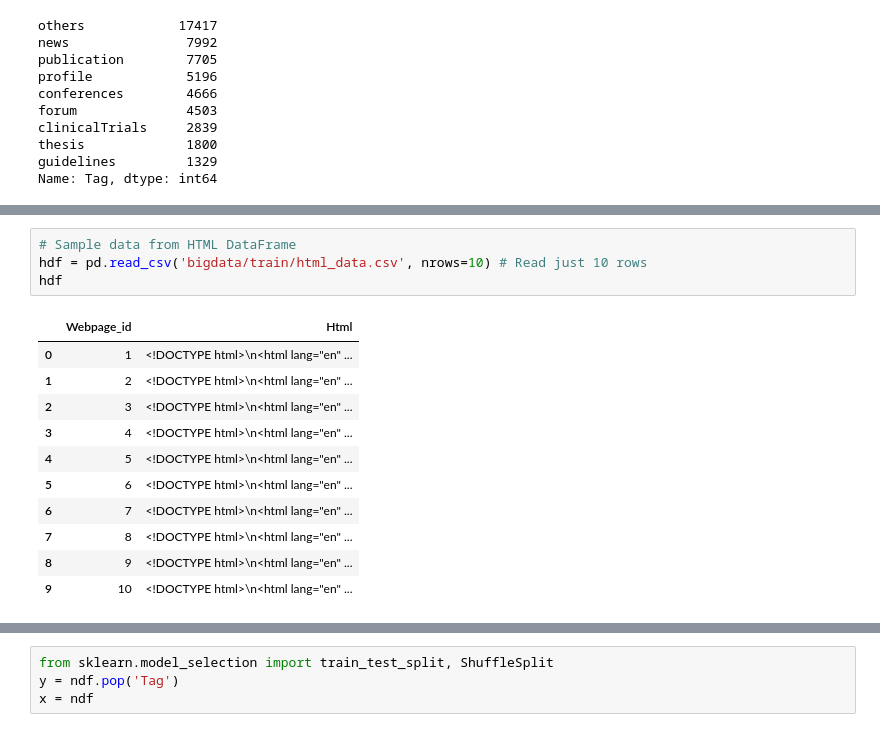
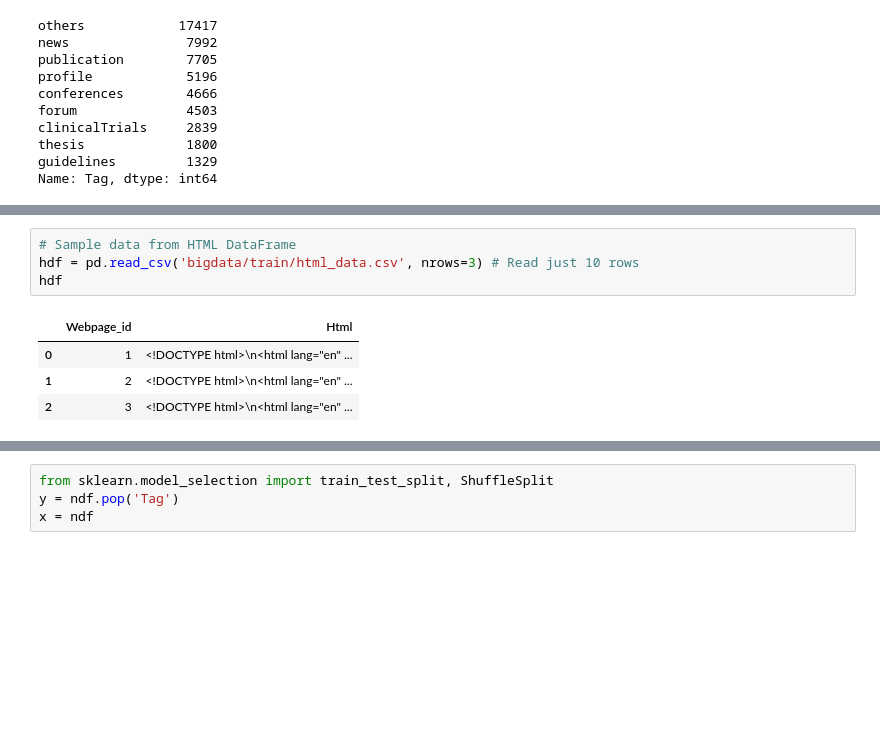
Before and after one commit to DataScienceWorks/AV-Innoplexus-Webpage-Classification, a Jupyter notebook: A_DataPreprocessing.ipynb, the cells around one changed output, grey strips where cells are left out. Saved outputs shown, nothing was run; the diff lists cells and outputs as text; blank space fills up the shorter version.

```diff
--- a/A_DataPreprocessing.ipynb
+++ b/A_DataPreprocessing.ipynb
@@ -120,17 +175,10 @@ Categories (112, object): [www.uofmhealth.org, www.sidneyhealth.org, www.sovheal
 # %%
 # Sample data from HTML DataFrame
-hdf = pd.read_csv('bigdata/train/html_data.csv', nrows=10) # Read just 10 rows
+hdf = pd.read_csv('bigdata/train/html_data.csv', nrows=3) # Read just 10 rows
 hdf
 # %% [output]
 |  | Webpage_id | Html |
 | 0 | 1 | <!DOCTYPE html>\n<html lang="en" ... |
 | 1 | 2 | <!DOCTYPE html>\n<html lang="en" ... |
 | 2 | 3 | <!DOCTYPE html>\n<html lang="en" ... |
-| 3 | 4 | <!DOCTYPE html>\n<html lang="en" ... |
-| 4 | 5 | <!DOCTYPE html>\n<html lang="en" ... |
-| 5 | 6 | <!DOCTYPE html>\n<html lang="en" ... |
-| 6 | 7 | <!DOCTYPE html>\n<html lang="en" ... |
-| 7 | 8 | <!DOCTYPE html>\n<html lang="en" ... |
-| 8 | 9 | <!DOCTYPE html>\n<html lang="en" ... |
-| 9 | 10 | <!DOCTYPE html>\n<html lang="en" ... |
 # %%
```
Also changed, not shown: parts of 35 cells of this notebook, 1 other file.
